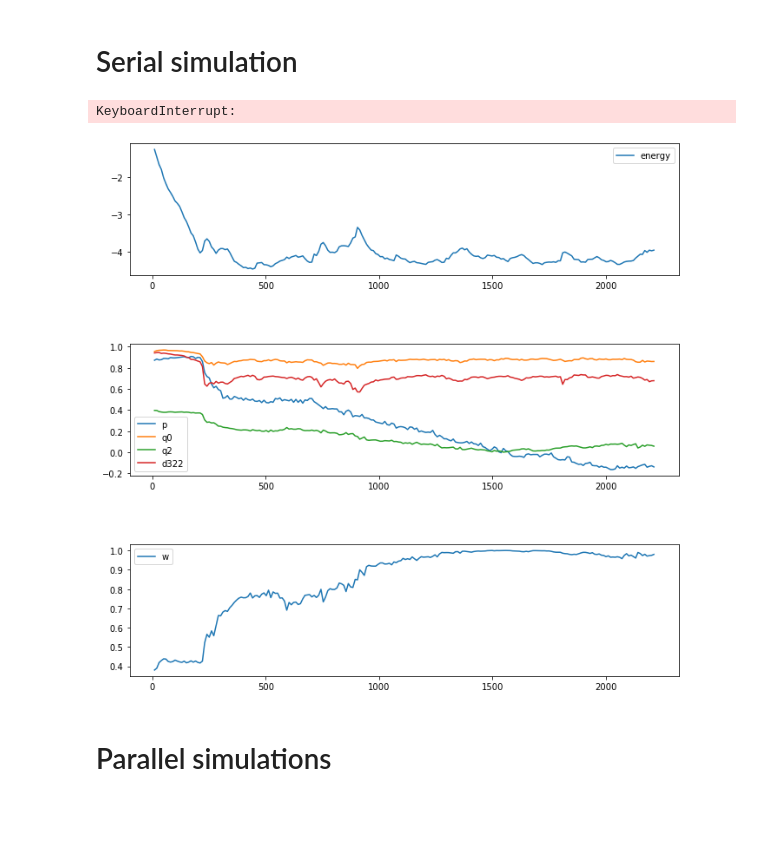
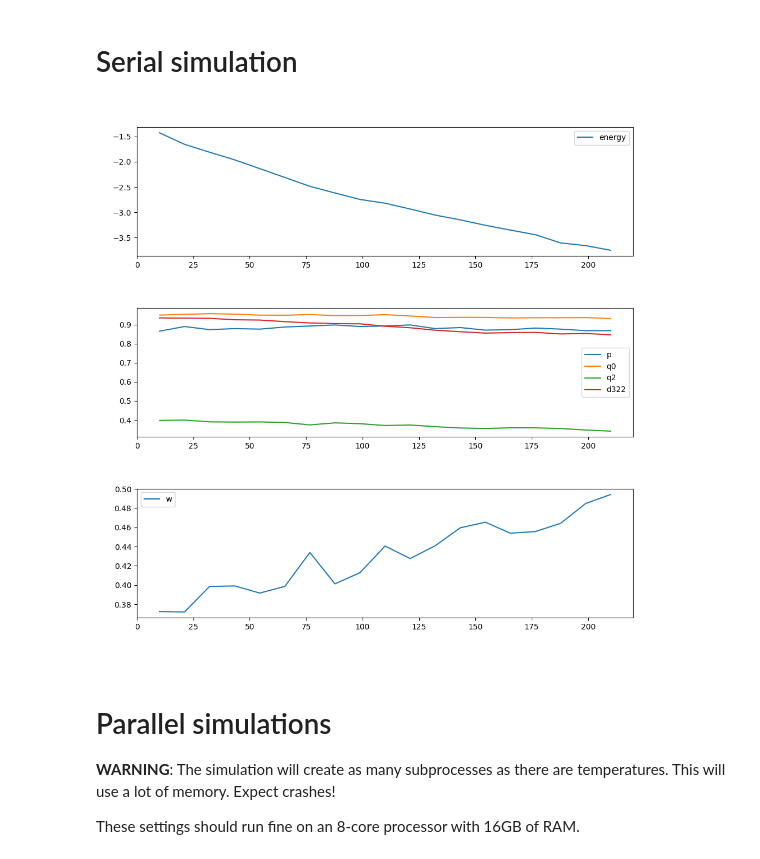
Before and after one commit to lyckantropen/latticemc, a Jupyter notebook: latticemc.ipynb, the cells around one changed output. Drawn from its saved outputs; the diff is of its cells as text; code cells hidden in the pictures; blank space fills up the shorter version.

```diff
--- a/latticemc.ipynb
+++ b/latticemc.ipynb
@@ -24,25 +20,24 @@ from latticemc import simulationNumba
 # %%
 lattice = Lattice(9, 9, 9)
-initializePartiallyOrdered(lattice, x=randomQuaternion(1))
-# initializeRandom(lattice)
+initialize_partially_ordered(lattice, x=random_quaternion(1))
 
-modelParams = DefiningParameters(temperature=0.9, lam=0.3, tau=1)
-state = LatticeState(parameters=modelParams, lattice=lattice)
-orderParametersHistory = {modelParams: OrderParametersHistory()}
+model_params = DefiningParameters(temperature=Decimal(0.9), lam=Decimal(0.3), tau=Decimal(1))
+state = LatticeState(parameters=model_params, lattice=lattice)
+order_parameters_history = {model_params: OrderParametersHistory()}
 # %%
-%matplotlib inline
+%matplotlib widget
 from matplotlib import pyplot as plt
 from IPython import display
 
-def plot_progress(state, maxWindow, step):
-    op = orderParametersHistory[state.parameters].orderParameters
+def plot_progress(state: LatticeState, max_window: float, step: int):
+    op = order_parameters_history[state.parameters].order_parameters
     plt.close()
     fig,ax = plt.subplots(3);
     fig.tight_layout();
     fig.set_size_inches(10,10);
-    start = step if op.size < maxWindow else (op.size-maxWindow)
-    size = op.size if op.size < maxWindow else maxWindow
-    x = np.linspace(start, start+size, size/step)
+    start = step if op.size < max_window else (op.size-max_window)
+    size = op.size if op.size < max_window else max_window
+    x = np.linspace(start, start+size, size//step-1)
     ax[0].plot(x, op['energy'][start::step], label='energy');
     ax[1].plot(x, op['p'][start::step], label='p');
     ax[1].plot(x, op['q0'][start::step], label='q0');
@@ -55,25 +50,28 @@ def plot_progress(state, maxWindow, step):
     display.display(fig)
     display.clear_output(wait=True)
 # %%
-orderParametersCalculator = OrderParametersCalculator(orderParametersHistory, howOften=1, sinceWhen=1)#, printEvery=50)
-fluctuationsCalculator = FluctuationsCalculator(orderParametersHistory, window=100, howOften=50, sinceWhen=100)#, printEvery=50)
+order_parameters_calculator = OrderParametersCalculator(order_parameters_history[model_params], how_often=1, since_when=1)#, printEvery=50)
+fluctuations_calculator = FluctuationsCalculator(order_parameters_history[model_params], window=100, how_often=50, since_when=100)#, printEvery=50)
 updaters = [
-    orderParametersCalculator,
-    fluctuationsCalculator,
-    CallbackUpdater(lambda state: plot_progress(state, step=10, maxWindow=10000), howOften=100, sinceWhen=10),
-    DerivativeWiggleRateAdjustor(howMany=100, howOften=10, sinceWhen=101),
-    RandomWiggleRateAdjustor(scale=0.001, howOften=10, sinceWhen=1),
-    RandomWiggleRateAdjustor(scale=1.0, resetValue=1.0, howOften=1000, sinceWhen=1000),
+    order_parameters_calculator,
+    fluctuations_calculator,
+    CallbackUpdater(lambda state: plot_progress(state, step=10, max_window=10000), how_often=100, since_when=10),
+    DerivativeWiggleRateAdjustor(order_parameters_history=order_parameters_history[model_params], how_many=100, how_often=10, since_when=101),
+    RandomWiggleRateAdjustor(scale=0.001, how_often=10, since_when=1),
+    RandomWiggleRateAdjustor(scale=1.0, reset_value=1.0, how_often=1000, since_when=1000),
 ]
 # %%
-for it in range(100000):
-    simulationNumba.doLatticeStateUpdate(state)
+for it in range(100):
+    simulation_numba.do_lattice_state_update(state)
 
     for u in updaters:
         u.perform(state)
 # %% [output]
-KeyboardInterrupt:
-[figure, old version]
+[figure, new version]
-# %% [markdown]
-# Parallel simulations
+# %% [markdown]
+# Parallel simulations
+
+**WARNING**: The simulation will create as many subprocesses as there are temperatures. This will use a lot of memory. Expect crashes!
+
+These settings should run fine on an 8-core processor with 16GB of RAM.
 # %%
```
Also changed, not shown: parts of 18 cells of this notebook.
